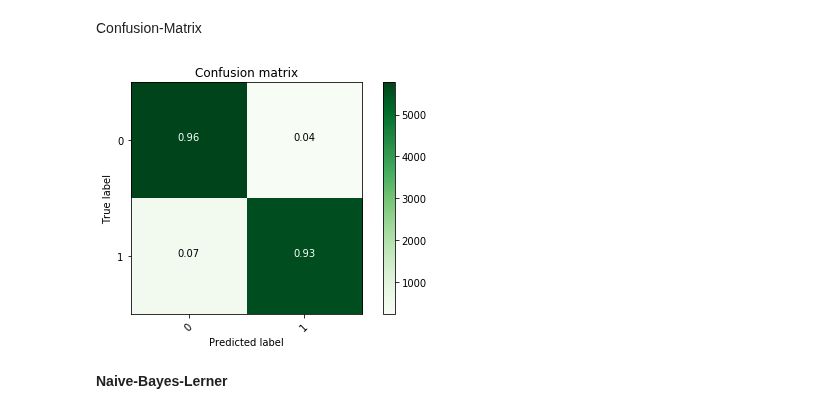
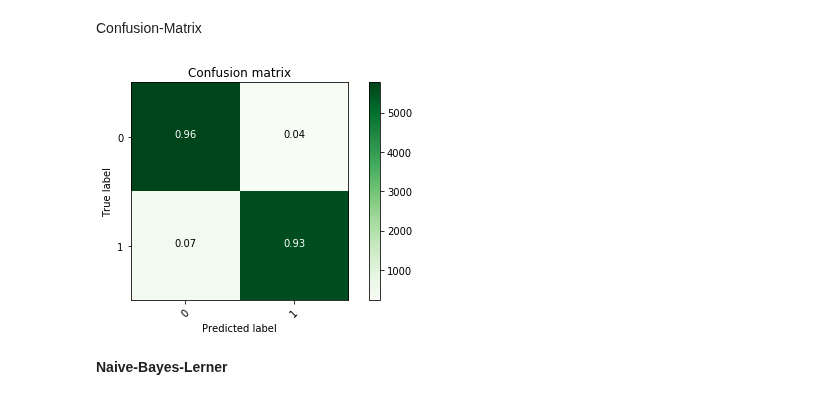
Before and after one commit to Ninilini/FP_Teilchen, a Jupyter notebook: IceCube/plots/selection.ipynb, the cells around one changed output. Cells and saved outputs as stored; diff of their text form; code cells hidden in the pictures.

```diff
--- a/IceCube/plots/selection.ipynb
+++ b/IceCube/plots/selection.ipynb
@@ -18,7 +18,6 @@ from sklearn.model_selection import cross_val_score
 from sklearn.metrics import confusion_matrix
 from sklearn.utils.multiclass import unique_labels
 # %%
-daten = pd.read_hdf('../data/data.hdf5', key='Daten')
+daten = pd.read_hdf('data.hdf5', key='Daten')
 daten.shape
-daten.head()
 # %% [output]
@@ -404,9 +398,10 @@ Confusion-Matrix
 # %%
 confusion_mtx_kNN = confusion_matrix(y_test[4], y_pred_kNN[4])
 plot_confusion_matrix(confusion_mtx_kNN, classes = range(2), cmap = plt.cm.Greens)
-plt.savefig('kNN_confusion.pdf')
+plt.tight_layout()
+plt.savefig('kNN_confusion.png')
 # %% [output]
-[figure, old version]
+[figure, new version]
 # %% [markdown]
 **Naive-Bayes-Lerner**
 # %%
```
Also changed, not shown: parts of 12 cells of this notebook, 7 other files.
